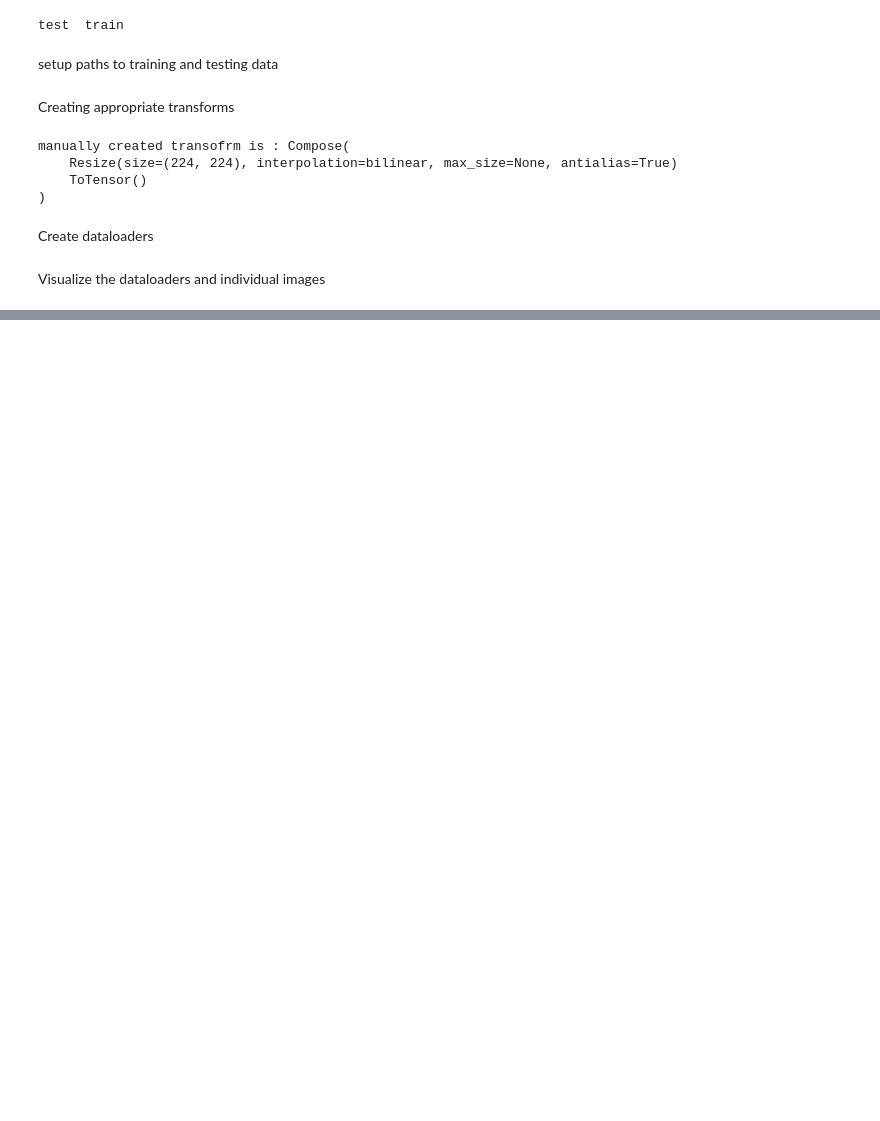
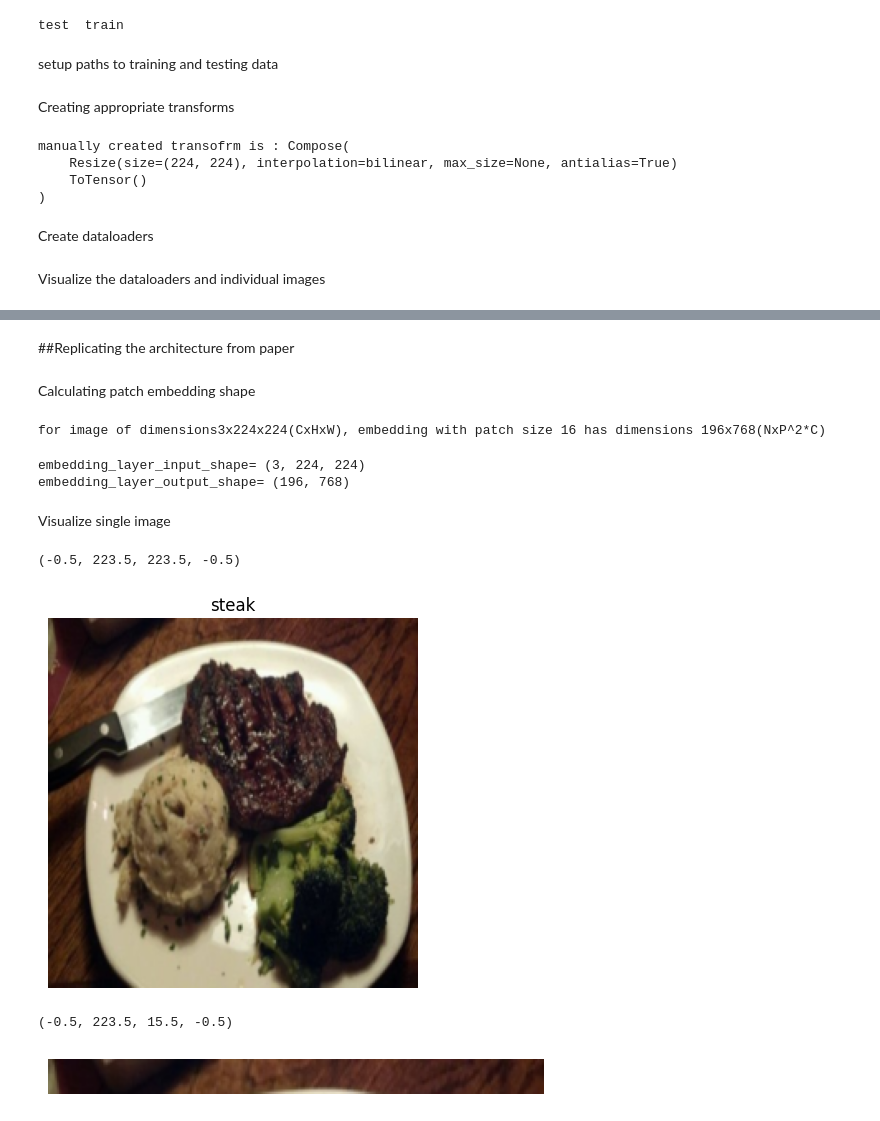
Before and after one commit to FrodoBaggins87/Neural_Networks, a Jupyter notebook: Vision_Transformer.ipynb, the cells around one changed output, grey strips where cells are left out. Drawn from its saved outputs; the diff is of its cells as text; code cells hidden in the pictures; blank space fills up the shorter version.

Commit message:
Made patches of image manually and CNN

```diff
--- a/Vision_Transformer.ipynb
+++ b/Vision_Transformer.ipynb
@@ -333,0 +332,40 @@ plt.axis(False)
+# %% [markdown]
+##Replicating the architecture from paper
+# %% [markdown]
+Calculating patch embedding shape
+# %%
+#create sample values
+height=224
+width=224
+patch_size=16
+color_channel=3
+number_of_patches= int(height*width/patch_size**2)
+print(f"for image of dimensions{color_channel}x{height}x{width}(CxHxW), embedding with patch size {patch_size} has dimensions {number_of_patches}x{patch_size**2 * color_channel}(NxP^2*C)")
+# %% [output]
+for image of dimensions3x224x224(CxHxW), embedding with patch size 16 has dimensions 196x768(NxP^2*C)
+# %%
+embedding_layer_input_shape=(color_channel,height,width)
+embedding_layer_output_shape=(number_of_patches, patch_size**2 * color_channel)
+print("embedding_layer_input_shape=",embedding_layer_input_shape)
+print("embedding_layer_output_shape=",embedding_layer_output_shape)
+# %% [output]
+embedding_layer_input_shape= (3, 224, 224)
+embedding_layer_output_shape= (196, 768)
+# %% [markdown]
+Visualize single image
+# %%
+#plot after changing dimension accoriding to matplotlib
+plt.imshow(image.permute(1,2,0))
+plt.title(class_names[label])
+plt.axis(False)
+# %% [output]
+(-0.5, 223.5, 223.5, -0.5)
+[figure, added]
+# %%
+#visualizing taking just patches of the topmost layer
+image_permuted=image.permute(1,2,0)
+plt.imshow(image_permuted[:patch_size,:,:])
+plt.axis(False)
+# %% [output]
+(-0.5, 223.5, 15.5, -0.5)
+[figure, added]
```
Also changed, not shown: parts of 15 cells of this notebook.
